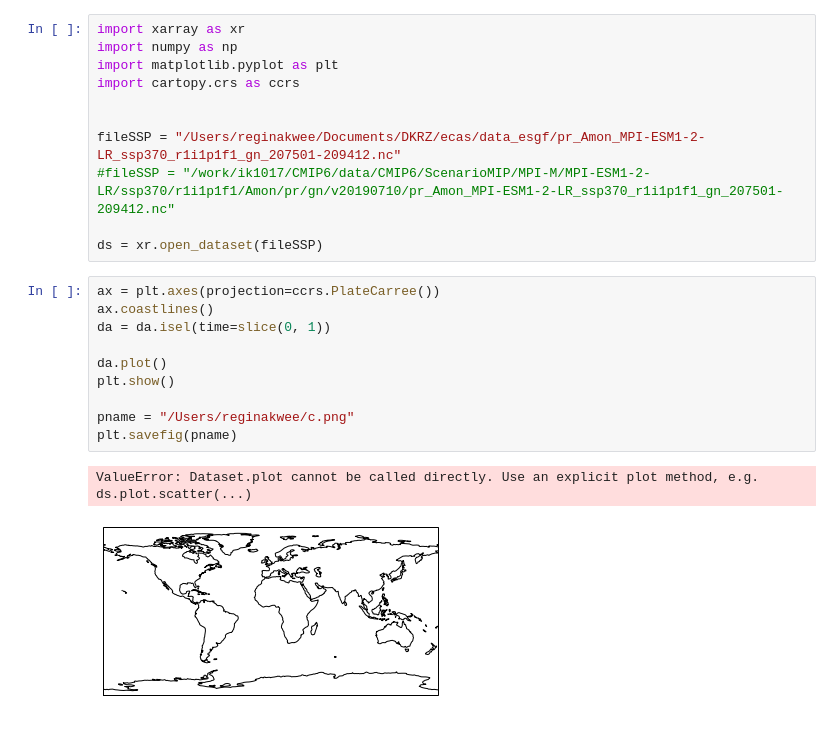
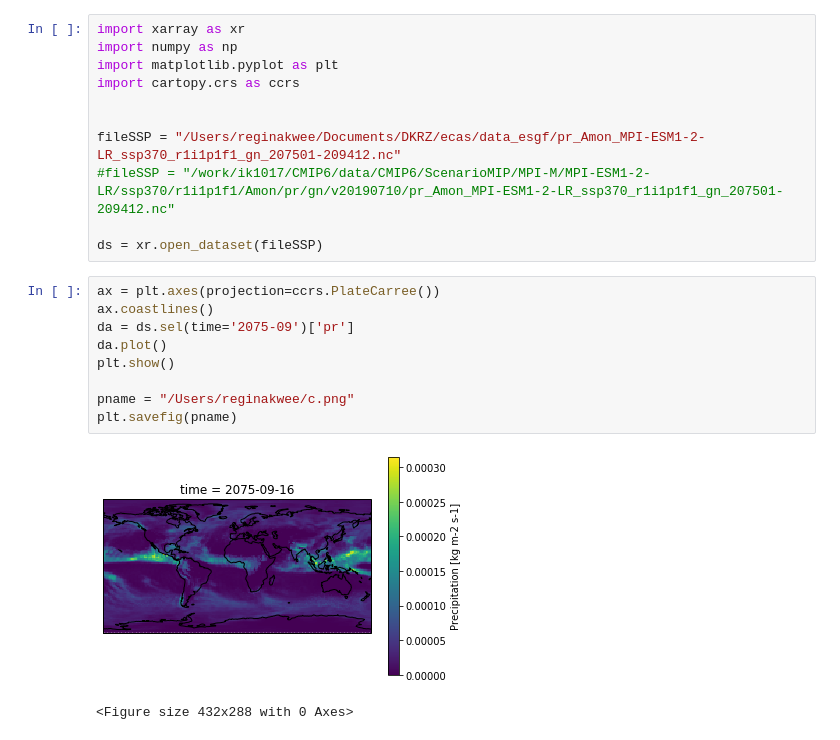
Before and after one commit to regkwee/dm, a Jupyter notebook: xarray.ipynb, the cells around one changed output. Cells and saved outputs as stored; diff of their text form.

```diff
--- a/xarray.ipynb
+++ b/xarray.ipynb
@@ -12,13 +12,12 @@ ds = xr.open_dataset(fileSSP)
 # %%
 ax = plt.axes(projection=ccrs.PlateCarree())
 ax.coastlines()
-da = da.isel(time=slice(0, 1))
-
+da = ds.sel(time='2075-09')['pr']
 da.plot()
 plt.show()
 
 pname = "/Users/reginakwee/c.png"
 plt.savefig(pname)
 # %% [output]
+[figure, new version]
-ValueError: Dataset.plot cannot be called directly. Use an explicit plot method, e.g. ds.plot.scatter(...)
+<Figure size 432x288 with 0 Axes>
-[figure, old version]
```
